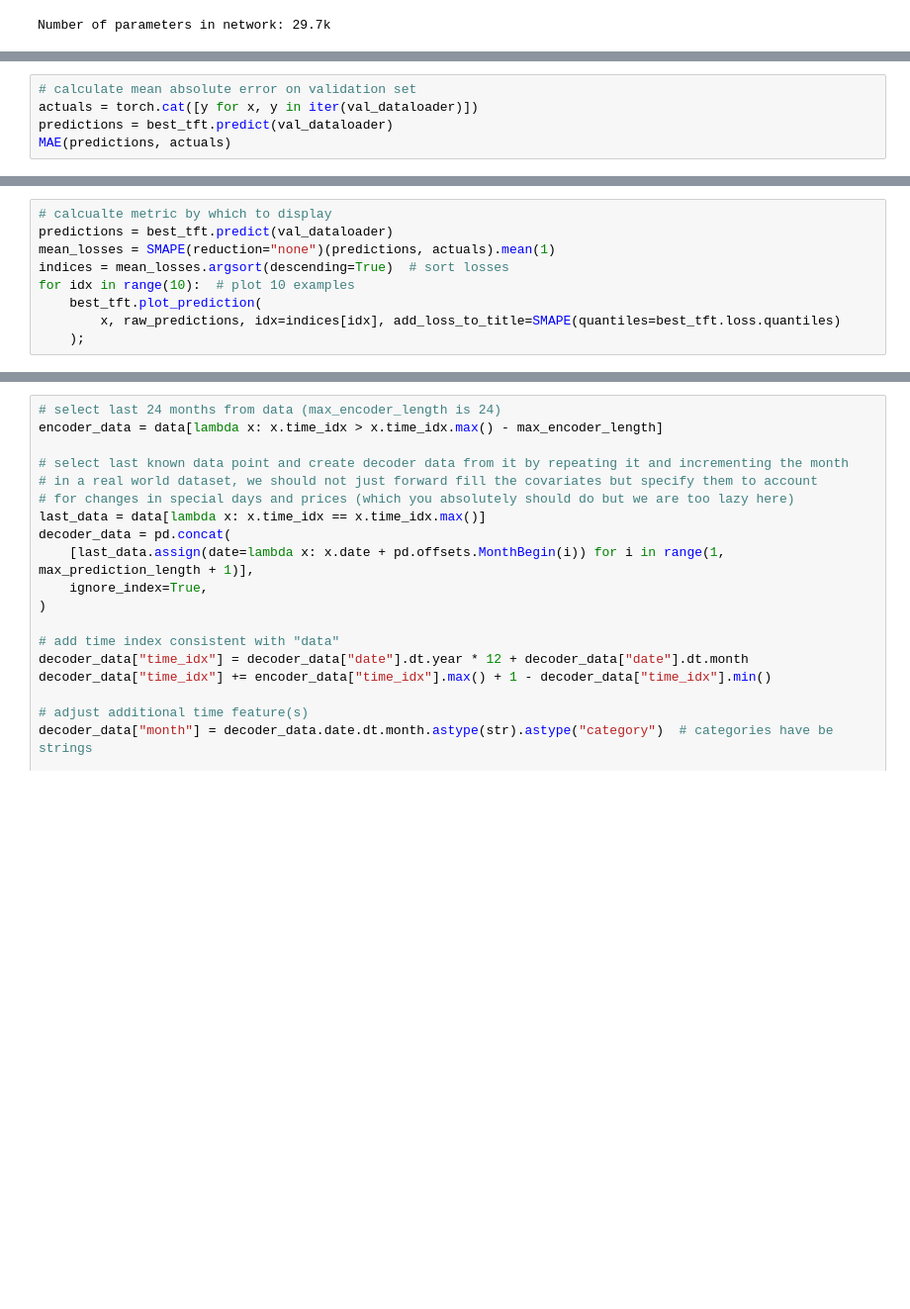
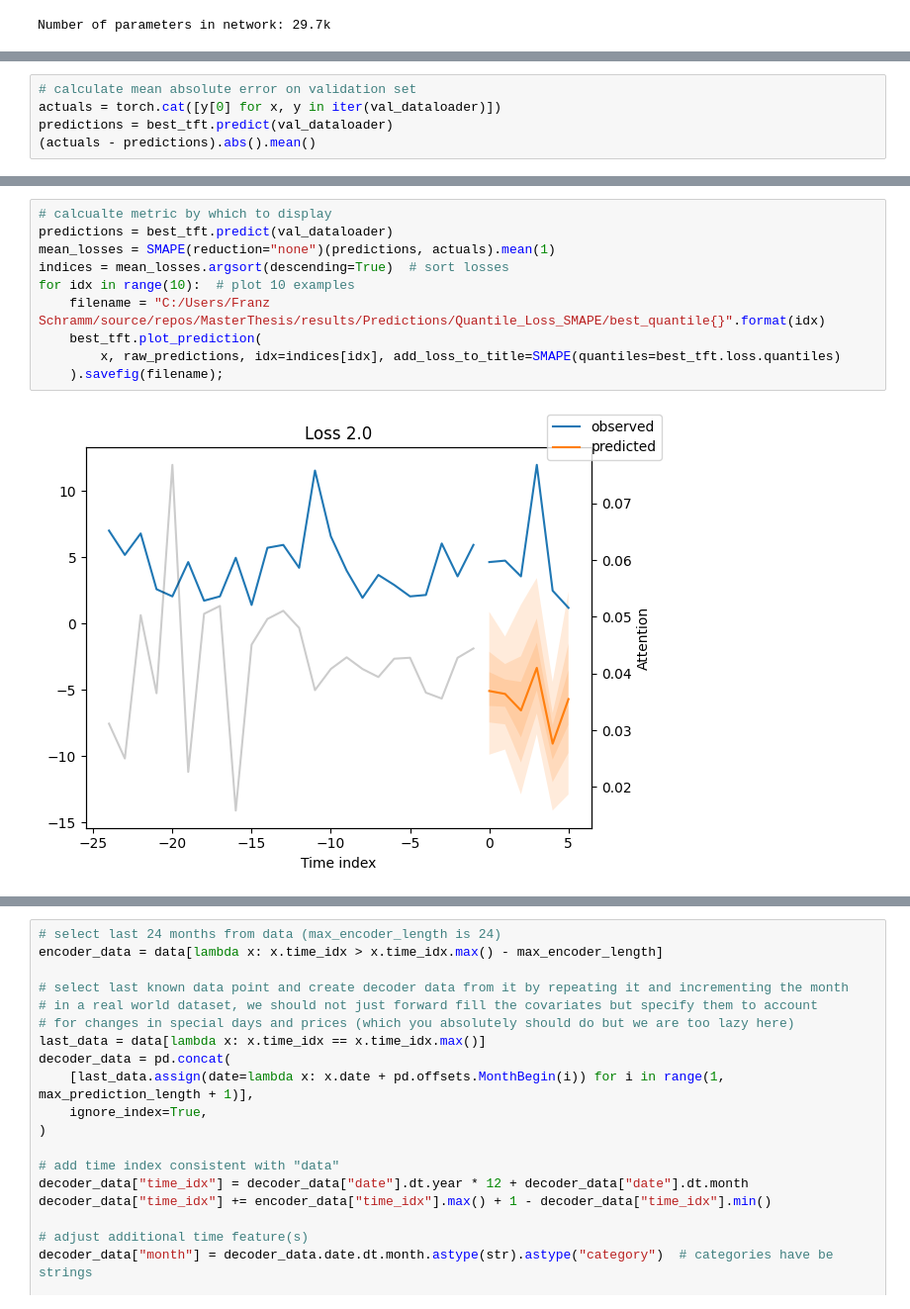
Before and after one commit to Franz103/MasterThesis, a Jupyter notebook: Project.ipynb, the cells around one changed output, grey strips where cells are left out. Shown at 99% size. Drawn from its saved outputs; the diff is of its cells as text; blank space fills up the shorter version.

```diff
--- a/Project.ipynb
+++ b/Project.ipynb
@@ -422,6 +458,6 @@ best_tft = TemporalFusionTransformer.load_from_checkpoint(best_model_path)
 # %%
 # calculate mean absolute error on validation set
-actuals = torch.cat([y for x, y in iter(val_dataloader)])
+actuals = torch.cat([y[0] for x, y in iter(val_dataloader)])
 predictions = best_tft.predict(val_dataloader)
-MAE(predictions, actuals)
+(actuals - predictions).abs().mean()
 # %% [output]
@@ -436,9 +494,12 @@ NameError: name 'best_tft' is not defined
 # %%
 # calcualte metric by which to display
 predictions = best_tft.predict(val_dataloader)
 mean_losses = SMAPE(reduction="none")(predictions, actuals).mean(1)
 indices = mean_losses.argsort(descending=True)  # sort losses
 for idx in range(10):  # plot 10 examples
+    filename = "C:/Users/Franz Schramm/source/repos/MasterThesis/results/Predictions/Quantile_Loss_SMAPE/best_quantile{}".format(idx)
     best_tft.plot_prediction(
         x, raw_predictions, idx=indices[idx], add_loss_to_title=SMAPE(quantiles=best_tft.loss.quantiles)
-    );
+    ).savefig(filename);
+# %% [output]
+[figure, added]
```
Also changed, not shown: parts of 23 cells of this notebook, 53 other files.
